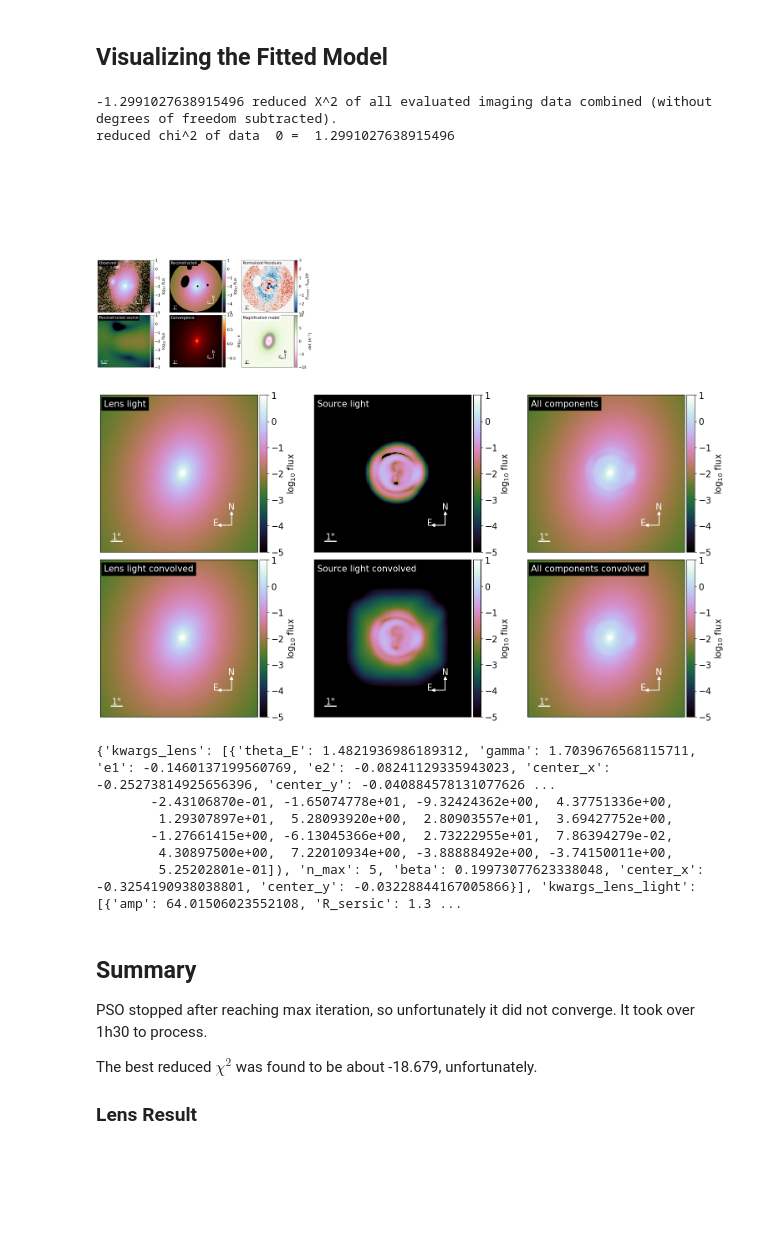
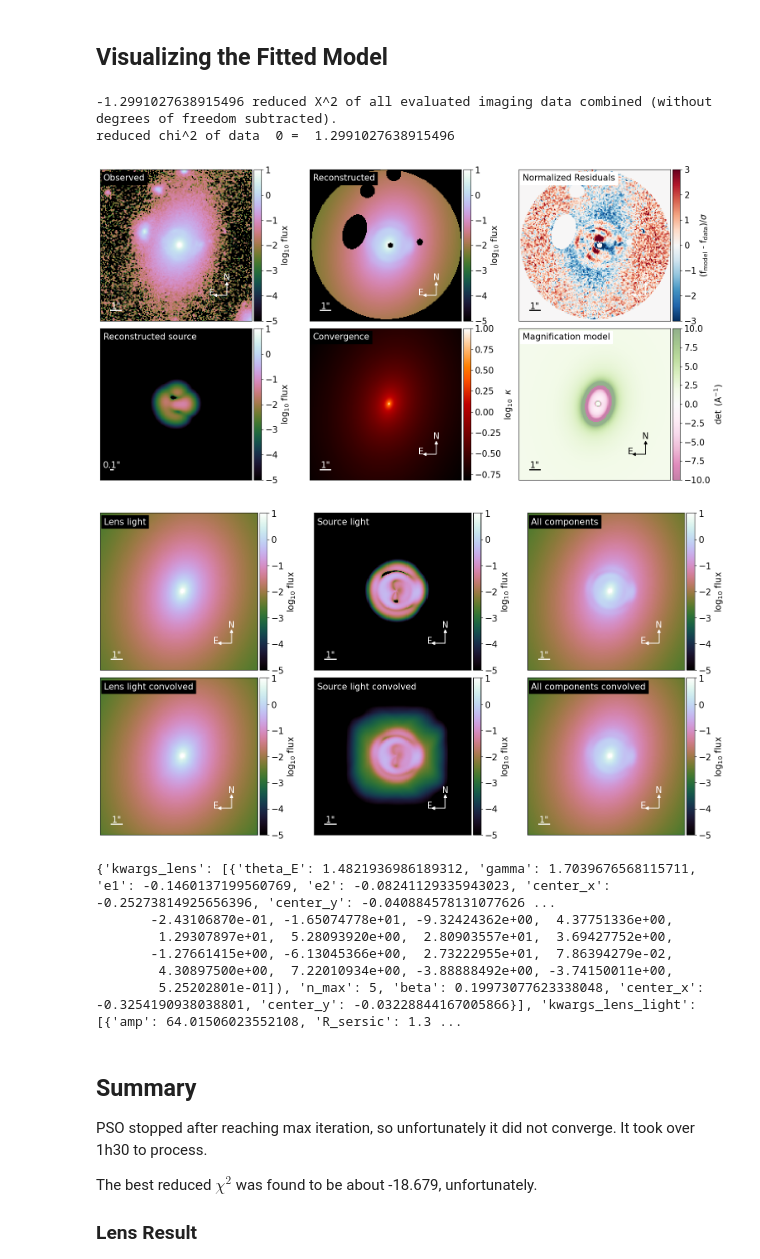
Before and after one commit to nraymundipinheiro/lensing-model, a Jupyter notebook: model/model.ipynb, the cells around one changed output. Drawn from its saved outputs; the diff is of its cells as text; code cells hidden in the pictures; blank space fills up the shorter version.

```diff
--- a/model/model.ipynb
+++ b/model/model.ipynb
@@ -528,12 +528,14 @@ f, axes = plt.subplots(2, 3, figsize=(16, 8), sharex=False, sharey=False)
 model_plot.data_plot(ax=axes[0, 0])
 model_plot.model_plot(ax=axes[0, 1])
 model_plot.normalized_residual_plot(ax=axes[0, 2], v_min=-3, v_max=3, cmap="RdBu_r")
-model_plot.source_plot(ax=axes[1, 0], deltaPix_source=0.01, numPix=100)
+model_plot.source_plot(ax=axes[1, 0], deltaPix_source=0.031, numPix=200)
 model_plot.convergence_plot(ax=axes[1, 1], v_max=1, cmap="gist_heat")
 model_plot.magnification_plot(ax=axes[1, 2], cmap="PiYG")
-# f.tight_layout()
+f.tight_layout()
 f.subplots_adjust(left=None, bottom=None, right=None, top=None, wspace=0.0, hspace=0.05)
+
 plt.show()
+
 
 f, axes = plt.subplots(2, 3, figsize=(16, 8), sharex=False, sharey=False)
 
@@ -549,34 +551,35 @@ model_plot.decomposition_plot(
     ax=axes[0, 1], text="Source light", source_add=True, unconvolved=True
 )
 
 model_plot.decomposition_plot(
     ax=axes[1, 1], text="Source light convolved", source_add=True
 )
 
 model_plot.decomposition_plot(
     ax=axes[0, 2],
     text="All components",
     source_add=True,
     lens_light_add=True,
     unconvolved=True,
 )
 
 model_plot.decomposition_plot(
     ax=axes[1, 2],
     text="All components convolved",
     source_add=True,
     lens_light_add=True,
     point_source_add=True,
 )
 
 f.tight_layout()
 f.subplots_adjust(left=None, bottom=None, right=None, top=None, wspace=0.0, hspace=0.05)
+
 plt.show()
 print(kwargs_result)
 # %% [output]
 -1.2991027638915496 reduced X^2 of all evaluated imaging data combined (without degrees of freedom subtracted).
 reduced chi^2 of data  0 =  1.2991027638915496
-[figure, old version]
+[figure, new version]
 [figure]
 {'kwargs_lens': [{'theta_E': 1.4821936986189312, 'gamma': 1.7039676568115711, 'e1': -0.1460137199560769, 'e2': -0.08241129335943023, 'center_x': -0.25273814925656396, 'center_y': -0.040884578131077626 ...
        -2.43106870e-01, -1.65074778e+01, -9.32424362e+00,  4.37751336e+00,
```
